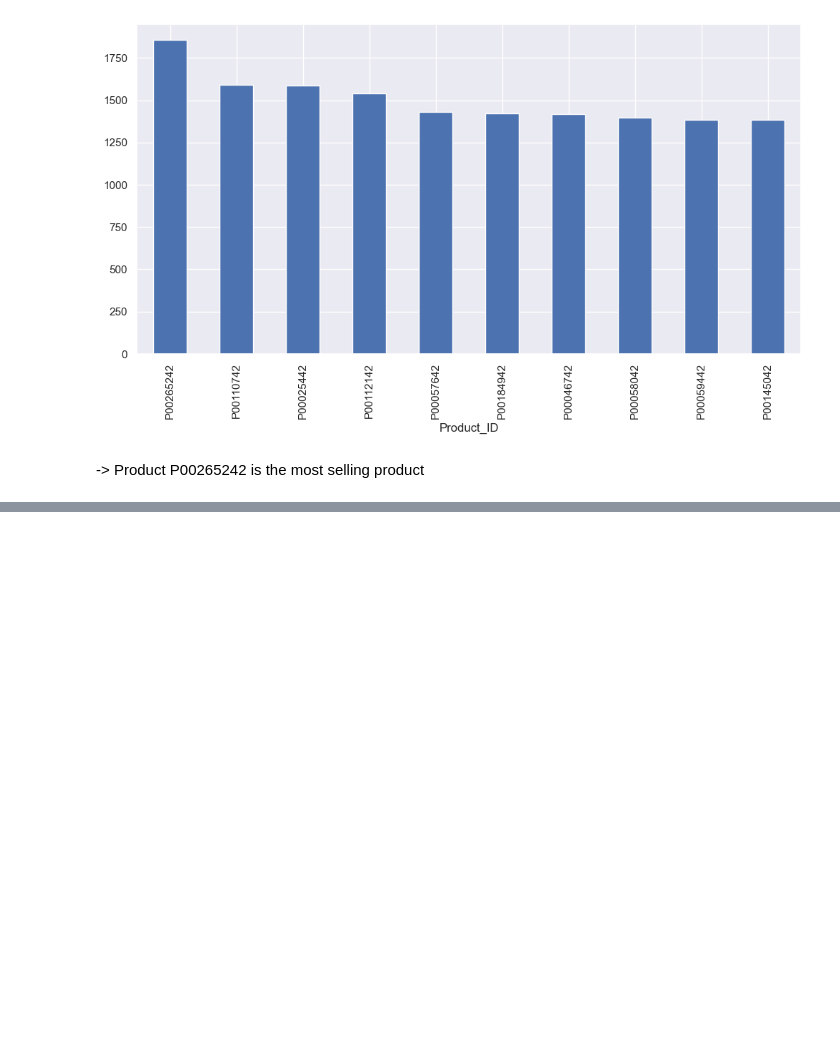
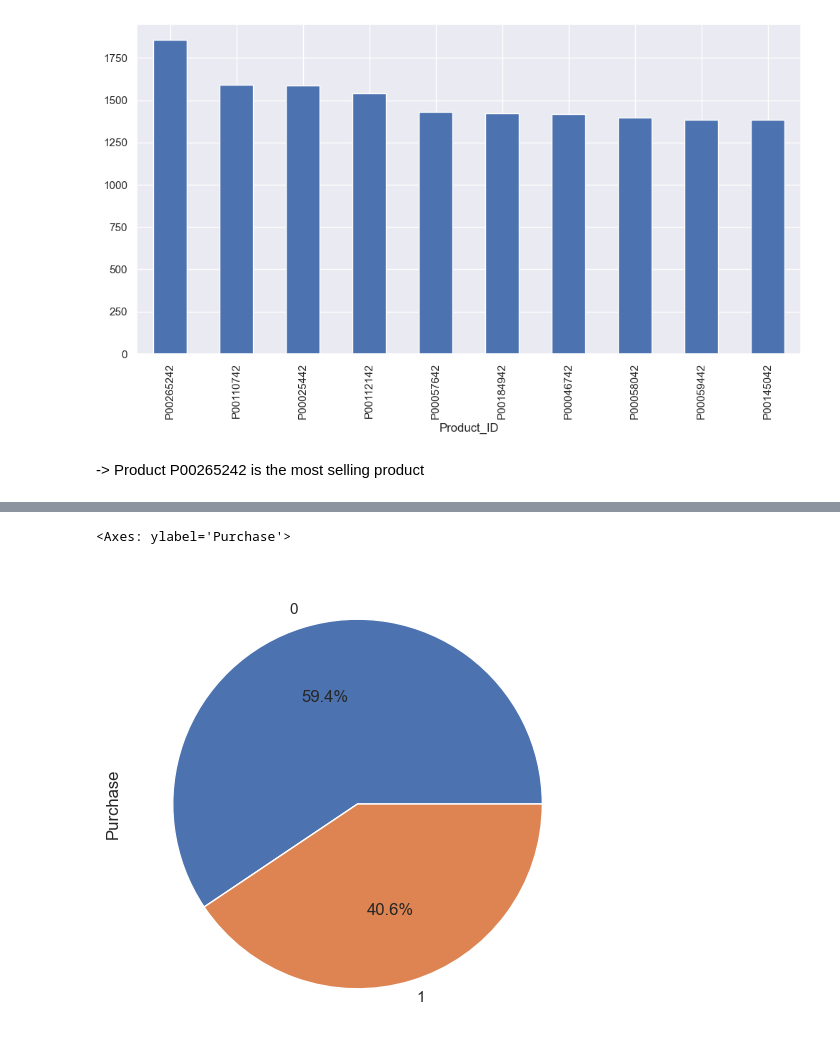
Before and after one commit to Darsh-Paliwal/Black_friday_sales_analysis, a Jupyter notebook: Project2.ipynb, the cells around one changed output, grey strips where cells are left out. Drawn from its saved outputs; the diff is of its cells as text; code cells hidden in the pictures; blank space fills up the shorter version.

Commit message:
Combined Analysis with gender and marital status

```diff
--- a/Project2.ipynb
+++ b/Project2.ipynb
@@ -333,0 +345,7 @@ df['Product_ID'].value_counts().sort_values(ascending=False).nlargest(10).plot(k
+# %%
+df_male = df[df['Gender']=='M']
+# %%
+df_male.groupby('Marital_Status')['Purchase'].size().plot(kind='pie' , autopct='%.1f%%')
+# %% [output]
+<Axes: ylabel='Purchase'>
+[figure, added]
```
Also changed, not shown: parts of 11 cells of this notebook.
